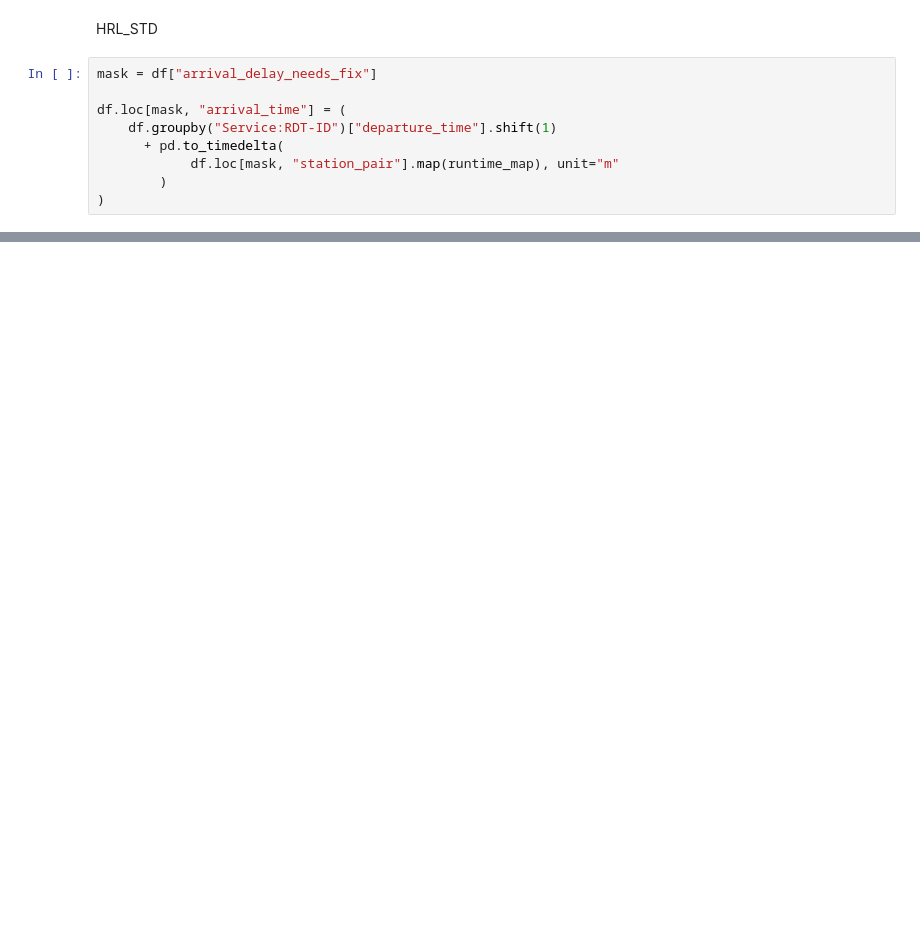
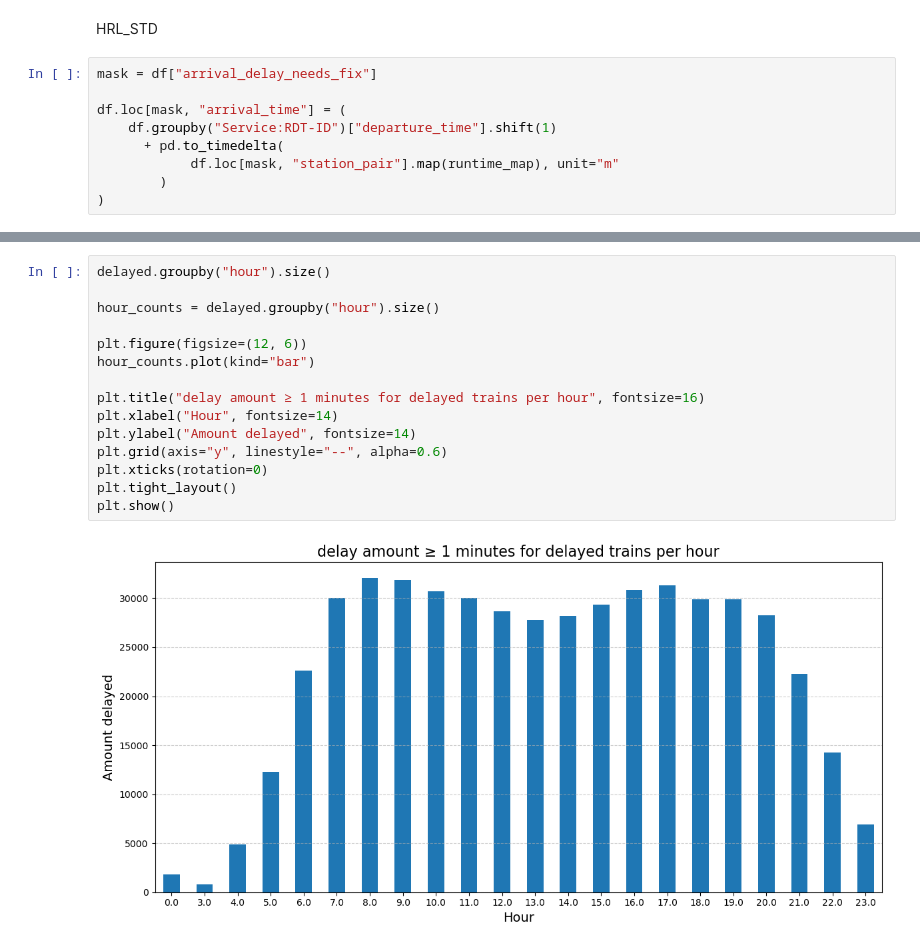
Before and after one commit to TheTrumpetist27/TrainDelayPredictor, a Jupyter notebook: Data analysis & Feature Engineering 2.ipynb, the cells around one changed output, grey strips where cells are left out. Saved outputs shown, nothing was run; the diff lists cells and outputs as text; blank space fills up the shorter version.

```diff
--- a/Data analysis & Feature Engineering 2.ipynb
+++ b/Data analysis & Feature Engineering 2.ipynb
@@ -692,0 +912,17 @@ NameError: name 'df' is not defined
+# %%
+delayed.groupby("hour").size()
+
+hour_counts = delayed.groupby("hour").size()
+
+plt.figure(figsize=(12, 6))
+hour_counts.plot(kind="bar")
+
+plt.title("delay amount ≥ 1 minutes for delayed trains per hour", fontsize=16)
+plt.xlabel("Hour", fontsize=14)
+plt.ylabel("Amount delayed", fontsize=14)
+plt.grid(axis="y", linestyle="--", alpha=0.6)
+plt.xticks(rotation=0)
+plt.tight_layout()
+plt.show()
+# %% [output]
+[figure, added]
```
Also changed, not shown: parts of 28 cells of this notebook, 2 other files.
